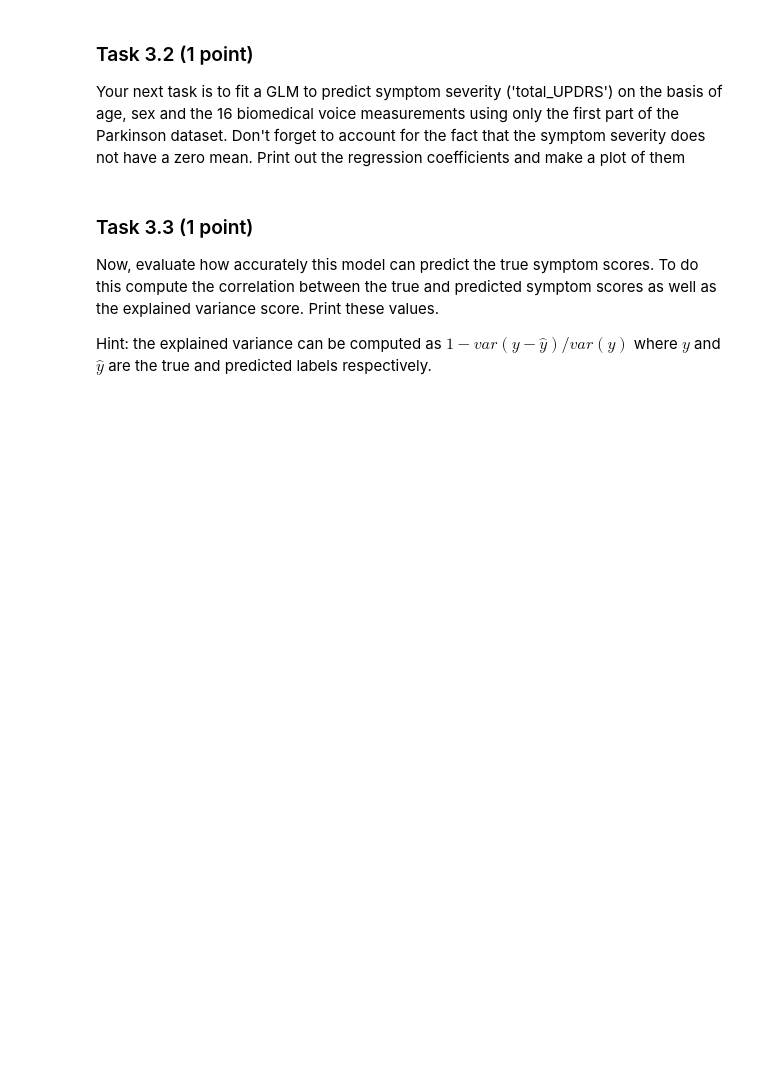
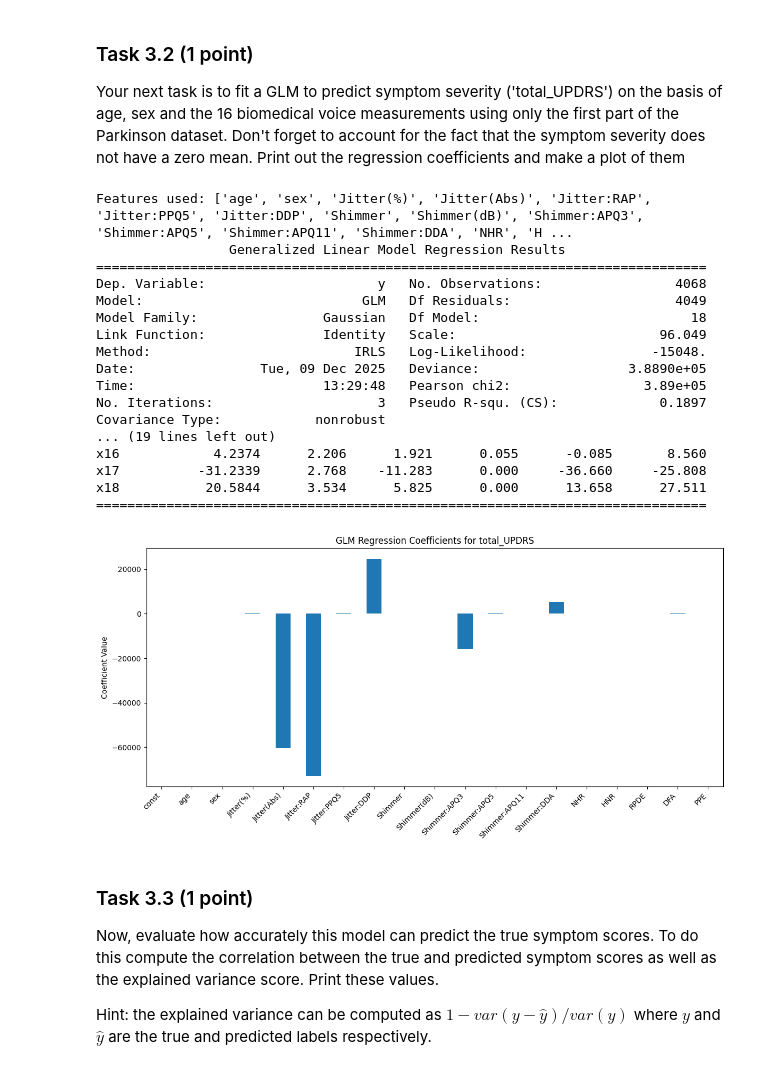
Before and after one commit to MaartenDekkers02/BigDataCourse2025, a Jupyter notebook: Assignment1.ipynb, the cells around one changed output. Drawn from its saved outputs; the diff is of its cells as text; code cells hidden in the pictures; blank space fills up the shorter version.

```diff
--- a/Assignment1.ipynb
+++ b/Assignment1.ipynb
@@ -243,6 +330,51 @@ Your first task is to perform PCA on the first data matrix ("parkinsons_updrs_da
 ### Task 3.2 (1 point)
 
 Your next task is to fit a GLM to predict symptom severity ('total_UPDRS') on the basis of age, sex and the 16 biomedical voice measurements using only the first part of the Parkinson dataset. Don't forget to account for the fact that the symptom severity does not have a zero mean. Print out the regression coefficients and make a plot of them
+# %%
+import pandas as pd
+import statsmodels.api as sm
+import matplotlib.pyplot as plt
+
+features = ['age', 'sex'] + list(df1.columns[7:])
+print("Features used:", features)
+
+X = df1[features].values
+y = df1['total_UPDRS'].values
+
+X = sm.add_constant(X)
+
+glm_model = sm.GLM(y, X, family=sm.families.Gaussian())
+glm_results = glm_model.fit()
+
+print(glm_results.summary())
+coefficients = pd.Series(glm_results.params, index=['const'] + features)
+
+plt.figure(figsize=(12,6))
+coefficients.plot(kind='bar')
+plt.ylabel('Coefficient Value')
+plt.title('GLM Regression Coefficients for total_UPDRS')
+plt.xticks(rotation=45, ha='right')
+plt.tight_layout()
+plt.show()
+# %% [output]
+Features used: ['age', 'sex', 'Jitter(%)', 'Jitter(Abs)', 'Jitter:RAP', 'Jitter:PPQ5', 'Jitter:DDP', 'Shimmer', 'Shimmer(dB)', 'Shimmer:APQ3', 'Shimmer:APQ5', 'Shimmer:APQ11', 'Shimmer:DDA', 'NHR', 'H ...
+                 Generalized Linear Model Regression Results
+==============================================================================
+Dep. Variable:                      y   No. Observations:                 4068
+Model:                            GLM   Df Residuals:                     4049
+Model Family:                Gaussian   Df Model:                           18
+Link Function:               Identity   Scale:                          96.049
+Method:                          IRLS   Log-Likelihood:                -15048.
+Date:                Tue, 09 Dec 2025   Deviance:                   3.8890e+05
+Time:                        13:29:48   Pearson chi2:                 3.89e+05
+No. Iterations:                     3   Pseudo R-squ. (CS):             0.1897
+Covariance Type:            nonrobust
+... (19 lines left out)
+x16            4.2374      2.206      1.921      0.055      -0.085       8.560
+x17          -31.2339      2.768    -11.283      0.000     -36.660     -25.808
+x18           20.5844      3.534      5.825      0.000      13.658      27.511
+==============================================================================
+[figure, added]
 # %% [markdown]
 ### Task 3.3 (1 point)
 
```
Also changed, not shown: parts of 16 cells of this notebook.
